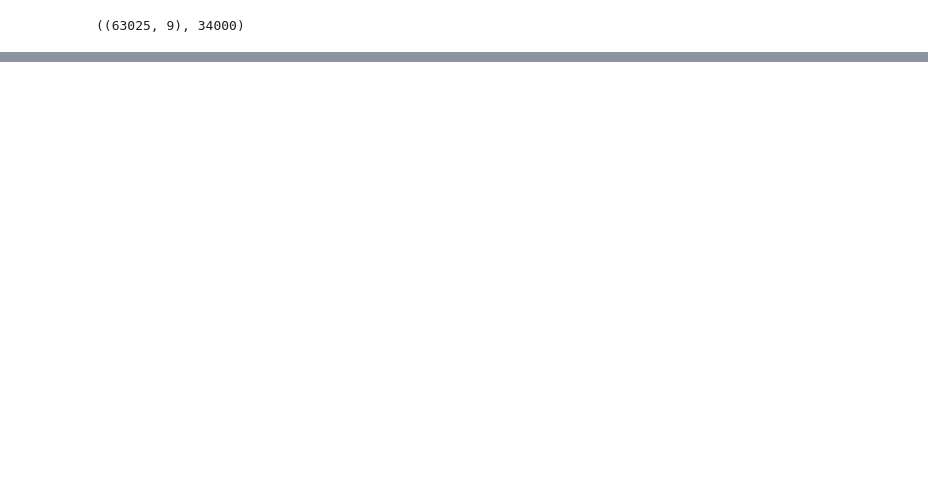
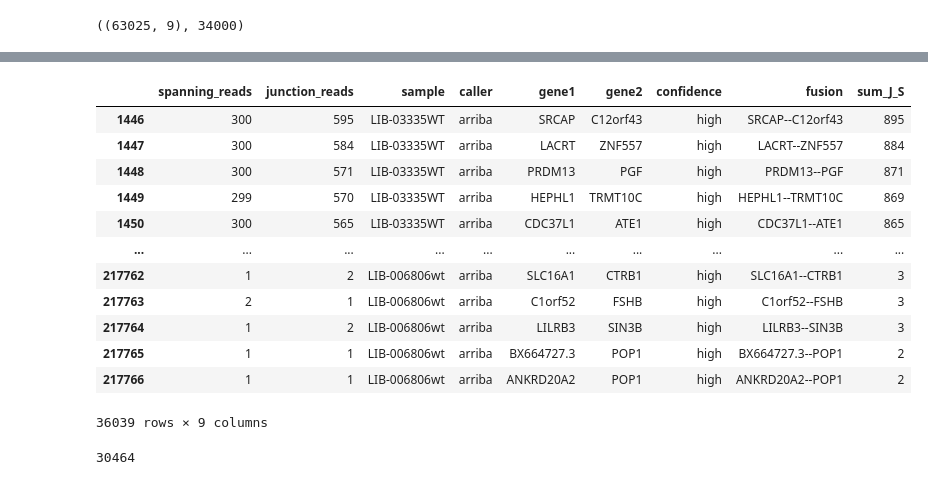
Before and after one commit to olopade-lab/fusion-ensembler, a Jupyter notebook: notebooks/polyfuse-50.ipynb, the cells around one changed output, grey strips where cells are left out. Drawn from its saved outputs; the diff is of its cells as text; code cells hidden in the pictures; blank space fills up the shorter version.

```diff
--- a/notebooks/polyfuse-50.ipynb
+++ b/notebooks/polyfuse-50.ipynb
@@ -199,0 +246,20 @@ NameError: name 'recall' is not defined
+# %%
+caller_data[caller_data.confidence == 'high']
+# %% [output]
+|  | spanning_reads | junction_reads | sample | caller | gene1 | gene2 | confidence | fusion | sum_J_S |
+| 1446 | 300 | 595 | LIB-03335WT | arriba | SRCAP | C12orf43 | high | SRCAP--C12orf43 | 895 |
+| 1447 | 300 | 584 | LIB-03335WT | arriba | LACRT | ZNF557 | high | LACRT--ZNF557 | 884 |
+| 1448 | 300 | 571 | LIB-03335WT | arriba | PRDM13 | PGF | high | PRDM13--PGF | 871 |
+| 1449 | 299 | 570 | LIB-03335WT | arriba | HEPHL1 | TRMT10C | high | HEPHL1--TRMT10C | 869 |
+| 1450 | 300 | 565 | LIB-03335WT | arriba | CDC37L1 | ATE1 | high | CDC37L1--ATE1 | 865 |
+| ... | ... | ... | ... | ... | ... | ... | ... | ... | ... |
+| 217762 | 1 | 2 | LIB-006806wt | arriba | SLC16A1 | CTRB1 | high | SLC16A1--CTRB1 | 3 |
+| 217763 | 2 | 1 | LIB-006806wt | arriba | C1orf52 | FSHB | high | C1orf52--FSHB | 3 |
+| 217764 | 1 | 2 | LIB-006806wt | arriba | LILRB3 | SIN3B | high | LILRB3--SIN3B | 3 |
+| 217765 | 1 | 1 | LIB-006806wt | arriba | BX664727.3 | POP1 | high | BX664727.3--POP1 | 2 |
+| 217766 | 1 | 1 | LIB-006806wt | arriba | ANKRD20A2 | POP1 | high | ANKRD20A2--POP1 | 2 |
+36039 rows × 9 columns
+# %%
+sum(x_train['arriba_confidence_high'])
+# %% [output]
+30464
```
Also changed, not shown: parts of 10 cells of this notebook, 1 other file.
